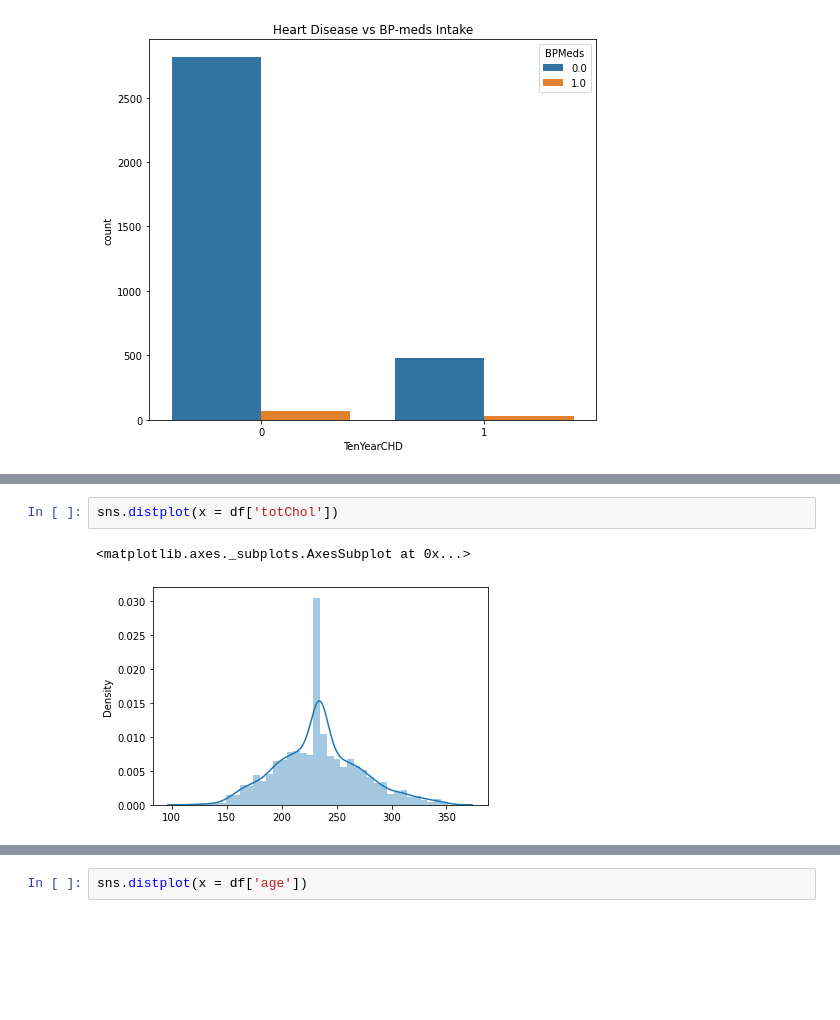
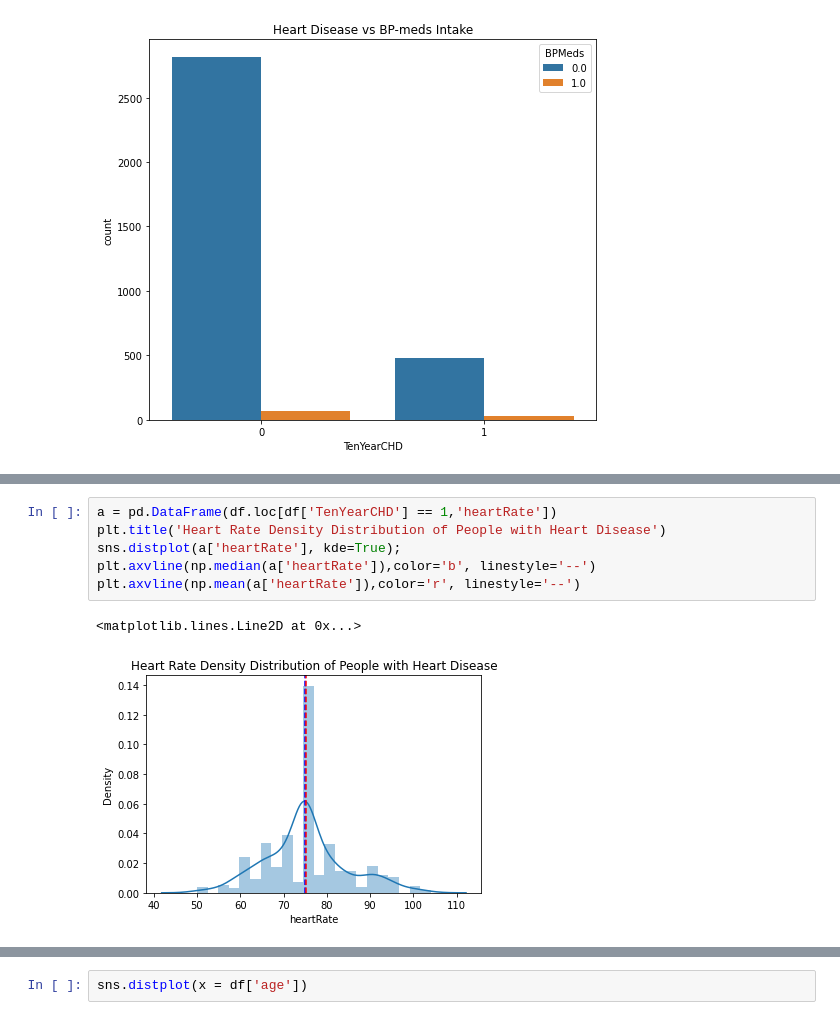
Before and after one commit to SajalSinha/CardioVascular-Risk-Prediction, a Jupyter notebook: CardiovascularRiskPrediction.ipynb, the cells around one changed output, grey strips where cells are left out. Cells and saved outputs as stored; diff of their text form; blank space fills up the shorter version.

```diff
--- a/CardiovascularRiskPrediction.ipynb
+++ b/CardiovascularRiskPrediction.ipynb
@@ -373,5 +363,9 @@ sns.distplot(x = df['glucose'])
-# %%
-sns.distplot(x = df['totChol'])
-# %% [output]
-<matplotlib.axes._subplots.AxesSubplot at 0x...>
-[figure, removed]
+# %%
+a = pd.DataFrame(df.loc[df['TenYearCHD'] == 1,'heartRate'])
+plt.title('Heart Rate Density Distribution of People with Heart Disease')
+sns.distplot(a['heartRate'], kde=True);
+plt.axvline(np.median(a['heartRate']),color='b', linestyle='--')
+plt.axvline(np.mean(a['heartRate']),color='r', linestyle='--')
+# %% [output]
+<matplotlib.lines.Line2D at 0x...>
+[figure, added]
```
Also changed, not shown: parts of 5 cells of this notebook.
